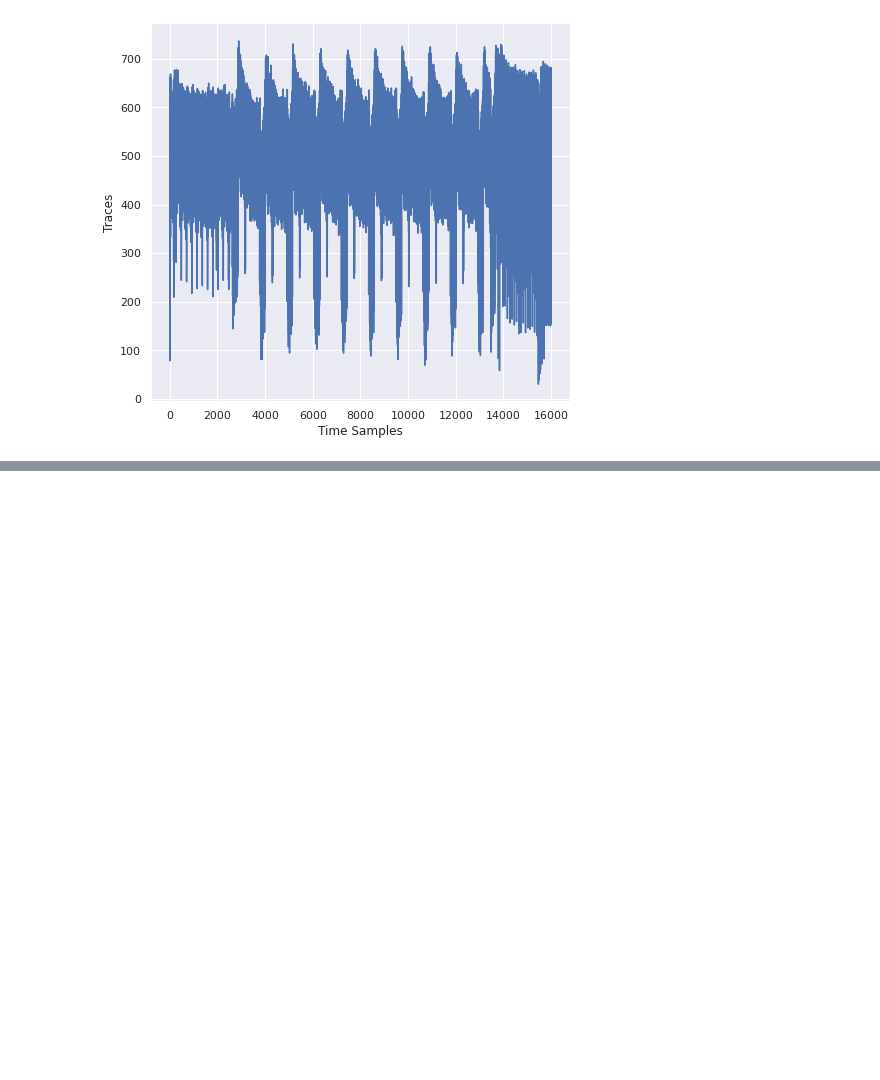
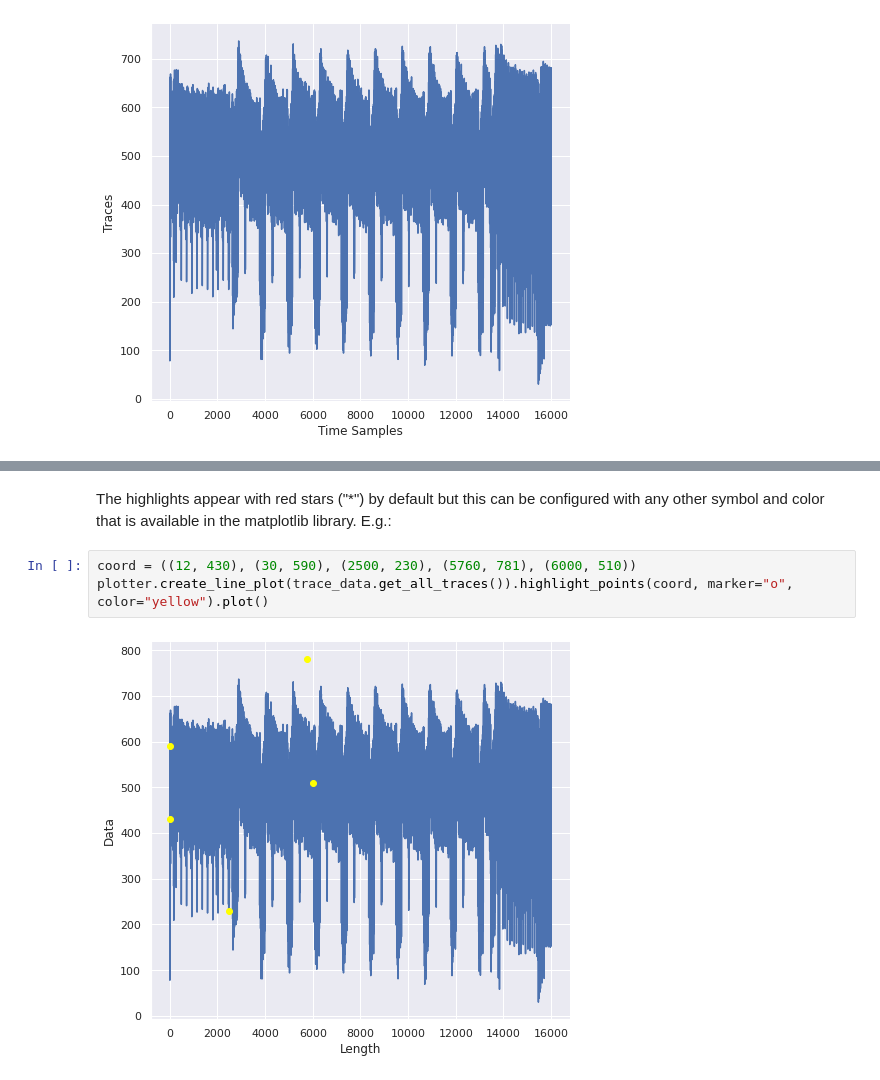
Before and after one commit to RazePerson/sca-leakage-detection-framework, a Jupyter notebook: sca-leakage-detection-framework/main-app.ipynb, the cells around one changed output, grey strips where cells are left out. Cells and saved outputs as stored; diff of their text form; blank space fills up the shorter version.

```diff
--- a/sca-leakage-detection-framework/main-app.ipynb
+++ b/sca-leakage-detection-framework/main-app.ipynb
@@ -217,0 +223,7 @@ Consider the scenario in which we are writing functions to plot our data. It wou
+# %% [markdown]
+The highlights appear with red stars ("*") by default but this can be configured with any other symbol and color that is available in the matplotlib library. E.g.:
+# %%
+coord = ((12, 430), (30, 590), (2500, 230), (5760, 781), (6000, 510))
+plotter.create_line_plot(trace_data.get_all_traces()).highlight_points(coord, marker="o", color="yellow").plot()
+# %% [output]
+[figure, added]
```
Also changed, not shown: parts of 7 cells of this notebook, 4 other files.
